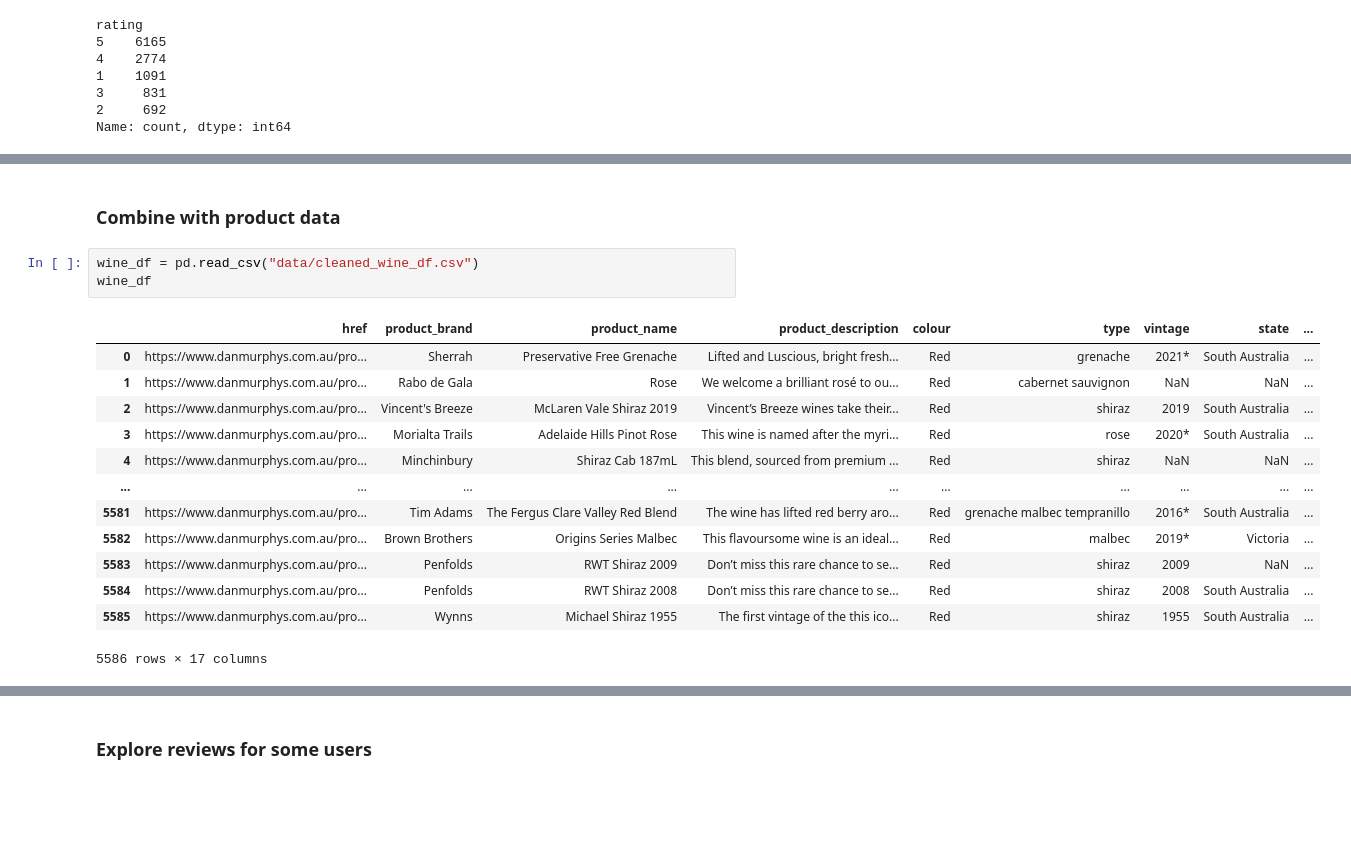
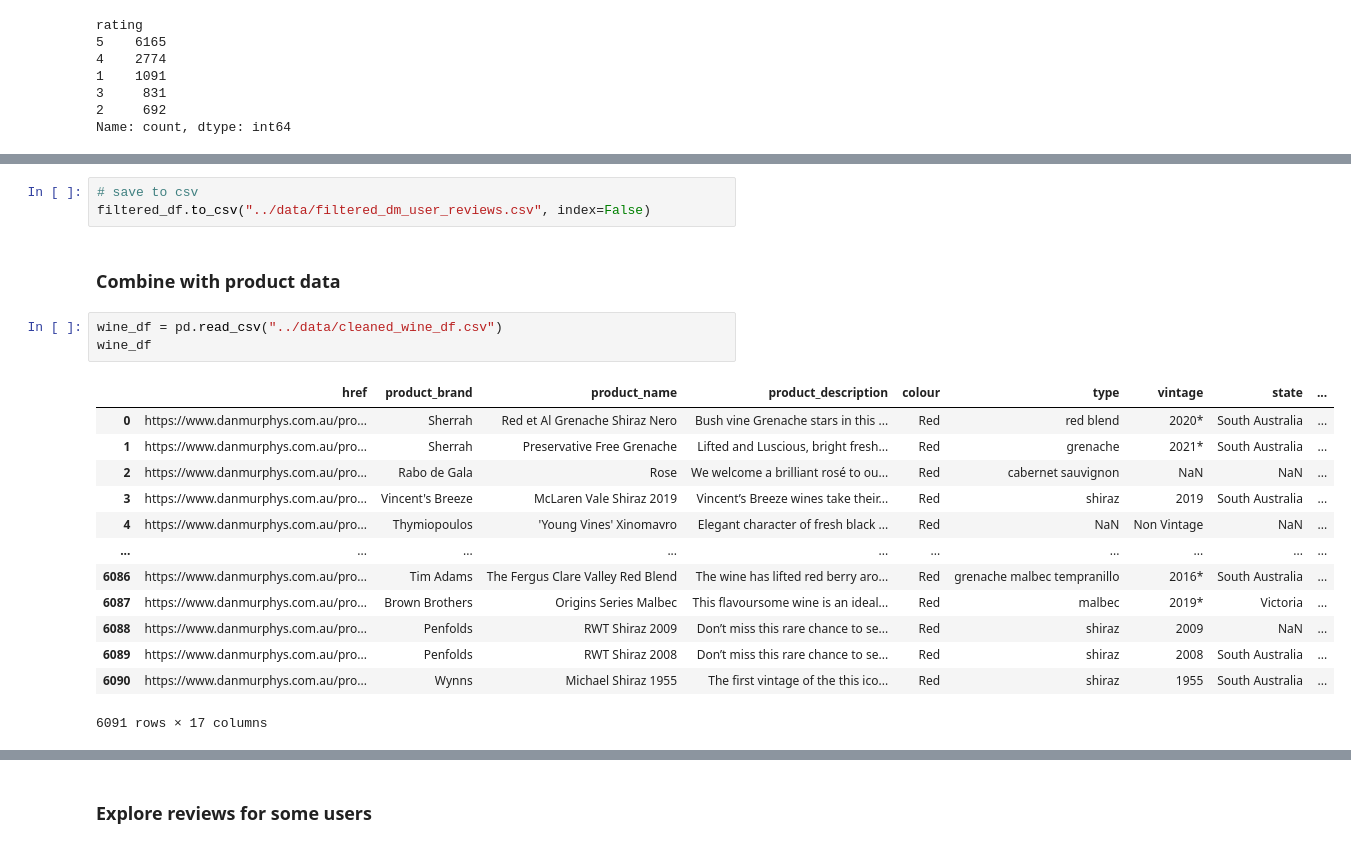
Before and after one commit to coreyj42/winevalet_webscraping, a Jupyter notebook: dan_murphy_scraping/eda_dm_user_reviews.ipynb, the cells around one changed output, grey strips where cells are left out. Drawn from its saved outputs; the diff is of its cells as text; blank space fills up the shorter version.

```diff
--- a/dan_murphy_scraping/eda_user_reviews.ipynb
+++ b/dan_murphy_scraping/eda_dm_user_reviews.ipynb
@@ -272,22 +300,25 @@ Name: count, dtype: int64
+# %%
+# save to csv
+filtered_df.to_csv("../data/filtered_dm_user_reviews.csv", index=False)
 # %% [markdown]
 ### Combine with product data
 # %%
-wine_df = pd.read_csv("data/cleaned_wine_df.csv")
+wine_df = pd.read_csv("../data/cleaned_wine_df.csv")
 wine_df
 # %% [output]
 |  | href | product_brand | product_name | product_description | colour | type | vintage | state | ... |
-| 0 | https://www.danmurphys.com.au/pro... | Sherrah | Preservative Free Grenache | Lifted and Luscious, bright fresh... | Red | grenache | 2021* | South Australia | ... |
-| 1 | https://www.danmurphys.com.au/pro... | Rabo de Gala | Rose | We welcome a brilliant rosé to ou... | Red | cabernet sauvignon | NaN | NaN | ... |
-| 2 | https://www.danmurphys.com.au/pro... | Vincent's Breeze | McLaren Vale Shiraz 2019 | Vincent’s Breeze wines take their... | Red | shiraz | 2019 | South Australia | ... |
-| 3 | https://www.danmurphys.com.au/pro... | Morialta Trails | Adelaide Hills Pinot Rose | This wine is named after the myri... | Red | rose | 2020* | South Australia | ... |
-| 4 | https://www.danmurphys.com.au/pro... | Minchinbury | Shiraz Cab 187mL | This blend, sourced from premium ... | Red | shiraz | NaN | NaN | ... |
+| 0 | https://www.danmurphys.com.au/pro... | Sherrah | Red et Al Grenache Shiraz Nero | Bush vine Grenache stars in this ... | Red | red blend | 2020* | South Australia | ... |
+| 1 | https://www.danmurphys.com.au/pro... | Sherrah | Preservative Free Grenache | Lifted and Luscious, bright fresh... | Red | grenache | 2021* | South Australia | ... |
+| 2 | https://www.danmurphys.com.au/pro... | Rabo de Gala | Rose | We welcome a brilliant rosé to ou... | Red | cabernet sauvignon | NaN | NaN | ... |
+| 3 | https://www.danmurphys.com.au/pro... | Vincent's Breeze | McLaren Vale Shiraz 2019 | Vincent’s Breeze wines take their... | Red | shiraz | 2019 | South Australia | ... |
+| 4 | https://www.danmurphys.com.au/pro... | Thymiopoulos | 'Young Vines' Xinomavro | Elegant character of fresh black ... | Red | NaN | Non Vintage | NaN | ... |
 | ... | ... | ... | ... | ... | ... | ... | ... | ... | ... |
-| 5581 | https://www.danmurphys.com.au/pro... | Tim Adams | The Fergus Clare Valley Red Blend | The wine has lifted red berry aro... | Red | grenache malbec tempranillo | 2016* | South Australia | ... |
-| 5582 | https://www.danmurphys.com.au/pro... | Brown Brothers | Origins Series Malbec | This flavoursome wine is an ideal... | Red | malbec | 2019* | Victoria | ... |
-| 5583 | https://www.danmurphys.com.au/pro... | Penfolds | RWT Shiraz 2009 | Don’t miss this rare chance to se... | Red | shiraz | 2009 | NaN | ... |
-| 5584 | https://www.danmurphys.com.au/pro... | Penfolds | RWT Shiraz 2008 | Don’t miss this rare chance to se... | Red | shiraz | 2008 | South Australia | ... |
-| 5585 | https://www.danmurphys.com.au/pro... | Wynns | Michael Shiraz 1955 | The first vintage of the this ico... | Red | shiraz | 1955 | South Australia | ... |
+| 6086 | https://www.danmurphys.com.au/pro... | Tim Adams | The Fergus Clare Valley Red Blend | The wine has lifted red berry aro... | Red | grenache malbec tempranillo | 2016* | South Australia | ... |
+| 6087 | https://www.danmurphys.com.au/pro... | Brown Brothers | Origins Series Malbec | This flavoursome wine is an ideal... | Red | malbec | 2019* | Victoria | ... |
+| 6088 | https://www.danmurphys.com.au/pro... | Penfolds | RWT Shiraz 2009 | Don’t miss this rare chance to se... | Red | shiraz | 2009 | NaN | ... |
+| 6089 | https://www.danmurphys.com.au/pro... | Penfolds | RWT Shiraz 2008 | Don’t miss this rare chance to se... | Red | shiraz | 2008 | South Australia | ... |
+| 6090 | https://www.danmurphys.com.au/pro... | Wynns | Michael Shiraz 1955 | The first vintage of the this ico... | Red | shiraz | 1955 | South Australia | ... |
-5586 rows × 17 columns
+6091 rows × 17 columns
 # %%
 # rename product href column for merge
 wine_df = wine_df.rename(columns={'href': 'product_href'})
```
Also changed, not shown: parts of 14 cells of this notebook, 12 other files.
